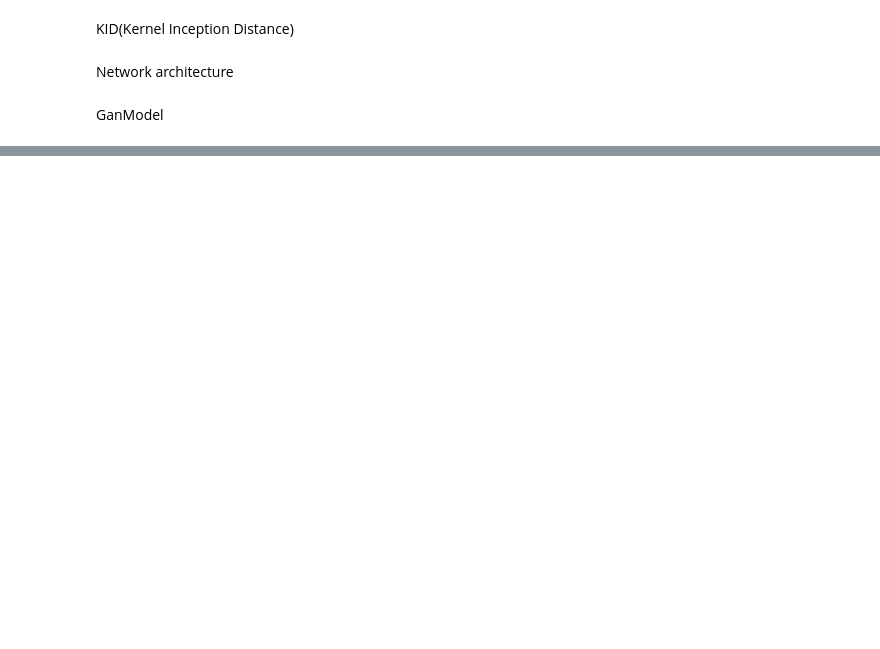
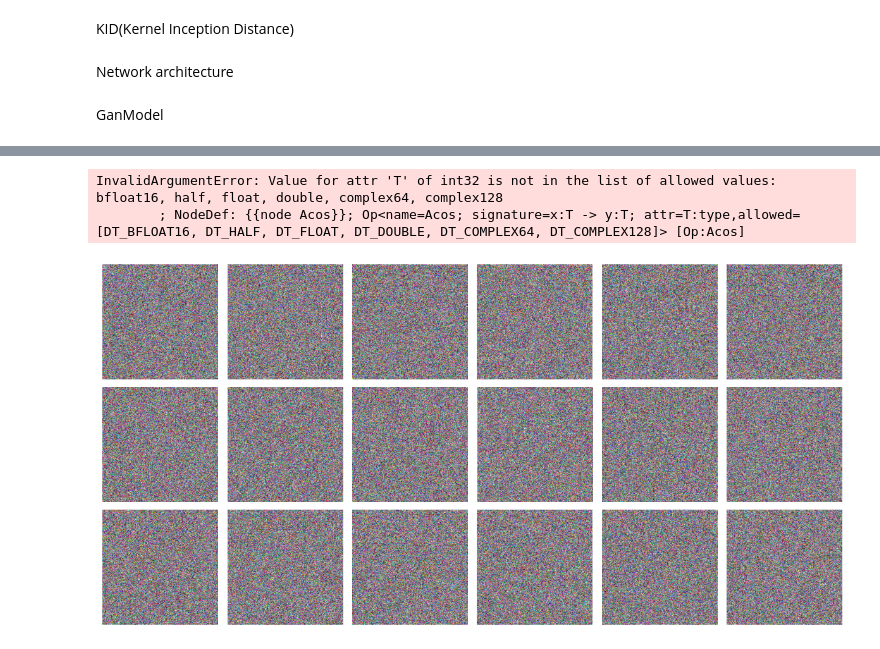
Before and after one commit to Leeyoungsup/Generator_pathology, a Jupyter notebook: DiffuusionGan.ipynb, the cells around one changed output, grey strips where cells are left out. Saved outputs shown, nothing was run; the diff lists cells and outputs as text; code cells hidden in the pictures; blank space fills up the shorter version.

```diff
--- a/DiffuusionGan.ipynb
+++ b/DiffuusionGan.ipynb
@@ -76,7 +77,7 @@ data
 # %%
 
 # 훈련용 마스크 답지  및 병변여부
-train_x_filenames = glob.glob('../data/d2/*.png')
+train_x_filenames = glob.glob('../../data/patch_512_png/*.png')
 
 train_x = np.zeros((len(train_x_filenames),image_size,image_size,3),dtype=np.int32)
 autotune = tf.data.experimental.AUTOTUNE
@@ -89,8 +90,7 @@ def normalize_img(img):
     # Map values in the range [-1, 1]
     return img/255  ############
 
-
-for (index, image) in enumerate(train_x_filenames[:]):
+for (index, image) in enumerate(tqdm(train_x_filenames[:])):
 
     img1=PIL.Image.open(image).convert("RGB")
     if(img1.size[0]>=img1.size[1]):
@@ -102,9 +102,9 @@ for (index, image) in enumerate(train_x_filenames[:]):
     height_padding_size=int((image_size-height)/2)
     width_padding_size=int((image_size-width)/2)
     img1=np.array(img1.resize((int(width),int(height))))
-    train_x[index,height_padding_size:-height_padding_size,:] = img1
+    train_x[index] = img1
 # 훈련용 마스크 답지  및 병변여부
-tf_train_x=tf.data.Dataset.from_tensor_slices(train_x)
+tf_train_x=tf.data.Dataset.from_tensor_slices(train_x[:22])
 
 tf_train_x=(tf_train_x.map(normalize_img, num_parallel_calls=autotune).cache()
     .batch(batch_size)).prefetch(tf.data.experimental.AUTOTUNE)
@@ -111,3 +113,8 @@ tf_train_x=(tf_train_x.map(normalize_img, num_parallel_calls=autotune).cache()
+# %%
+tf_train_x=tf.data.Dataset.from_tensor_slices(train_x)
+
+tf_train_x=(tf_train_x.map(normalize_img, num_parallel_calls=autotune).cache()
+    .batch(batch_size)).prefetch(tf.data.experimental.AUTOTUNE)
 # %% [markdown]
 KID(Kernel Inception Distance)
 # %%
@@ -469,4 +476,4 @@ for i in range(100):
     model.fit(
     tf_train_x,
     epochs=num_epochs)
-    model.save_weights("../model/Diffusion/embro/model"+str(i)+".tf")
+    model.save_weights("../../model/Diffusion/512/model"+str(i)+".tf")
@@ -475,5 +489,12 @@ for i in range(100):
     model.plot_images()
     model.fit(
     tf_train_x,
-    epochs=num_epochs)
-    model.save_weights("../model/Diffusion/embro/model"+str(i)+".tf")
+    epochs=1)
+    model.save_weights("../../model/Diffusion/512/model"+str(i)+".tf")
+# %% [output]
+InvalidArgumentError: Value for attr 'T' of int32 is not in the list of allowed values: bfloat16, half, float, double, complex64, complex128
+        ; NodeDef: {{node Acos}}; Op<name=Acos; signature=x:T -> y:T; attr=T:type,allowed=[DT_BFLOAT16, DT_HALF, DT_FLOAT, DT_DOUBLE, DT_COMPLEX64, DT_COMPLEX128]> [Op:Acos]
+# %%
+model.plot_images()
+# %% [output]
+[figure, added]
```
Also changed, not shown: parts of 4 cells of this notebook, 2 other files.
